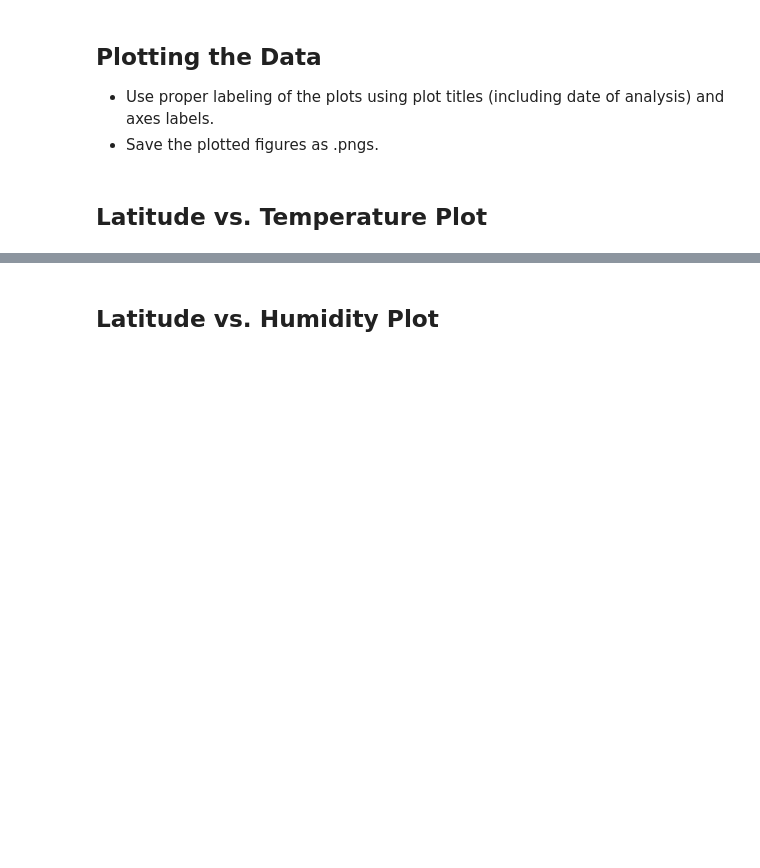
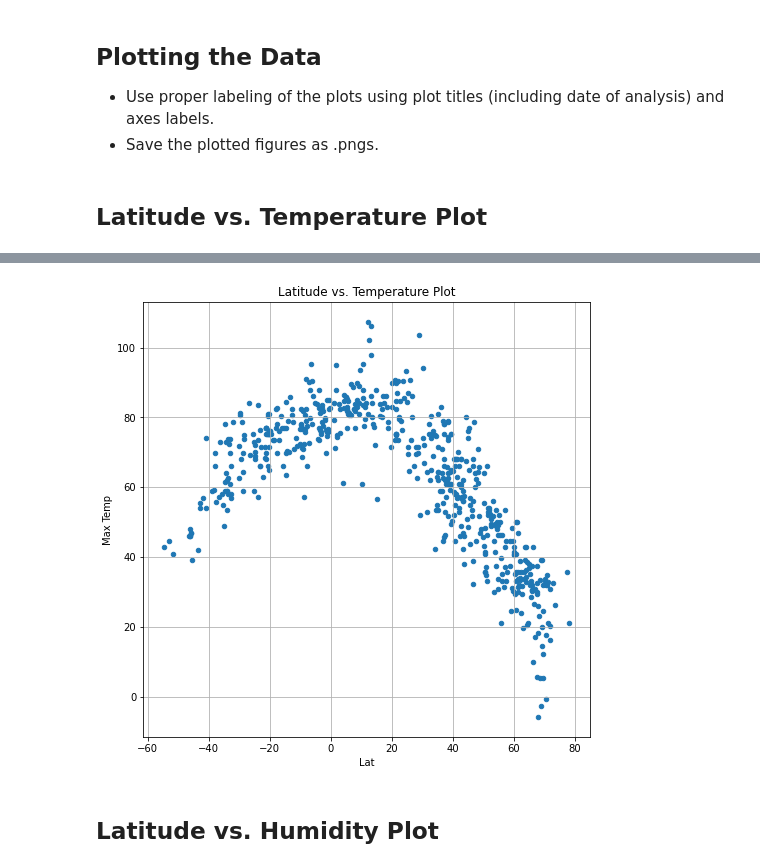
Before and after one commit to kjallen24/python-api-challenge, a Jupyter notebook: WeatherPy/WeatherPy.ipynb, the cells around one changed output, grey strips where cells are left out. Drawn from its saved outputs; the diff is of its cells as text; code cells hidden in the pictures; blank space fills up the shorter version.

```diff
--- a/WeatherPy/WeatherPy.ipynb
+++ b/WeatherPy/WeatherPy.ipynb
@@ -185,4 +163,7 @@ Int64Index([], dtype='int64')
 # %%
 # Make a new DataFrame equal to the city data to drop all humidity outliers by index.
 # Passing "inplace=False" will make a copy of the city_data DataFrame, which we call "clean_city_data".
+#  Get the indices of cities that have humidity over 100%.
+all_weather_df['Humidity'] = pd.to_numeric(all_weather_df['Humidity'])
+all_weather_df.loc(['Humidity'] > 100)
 # %% [output]
@@ -194,0 +171,3 @@ Int64Index([], dtype='int64')
+# %%
+all_weather_df = all_weather_df.drop(all_weather_df[all_weather_df.Humidity > 100].index)
+all_weather_df.head()
@@ -204,2 +187,8 @@ Int64Index([], dtype='int64')
+# %%
+all_weather_df.plot(kind="scatter", x="Lat", y="Max Temp", grid=True, figsize=(8,8),
+              title="Latitude vs. Temperature Plot")
+plt.show()
+# %% [output]
+[figure, added]
 # %% [markdown]
 ## Latitude vs. Humidity Plot
```
Also changed, not shown: parts of 16 cells of this notebook, 1 other file.
